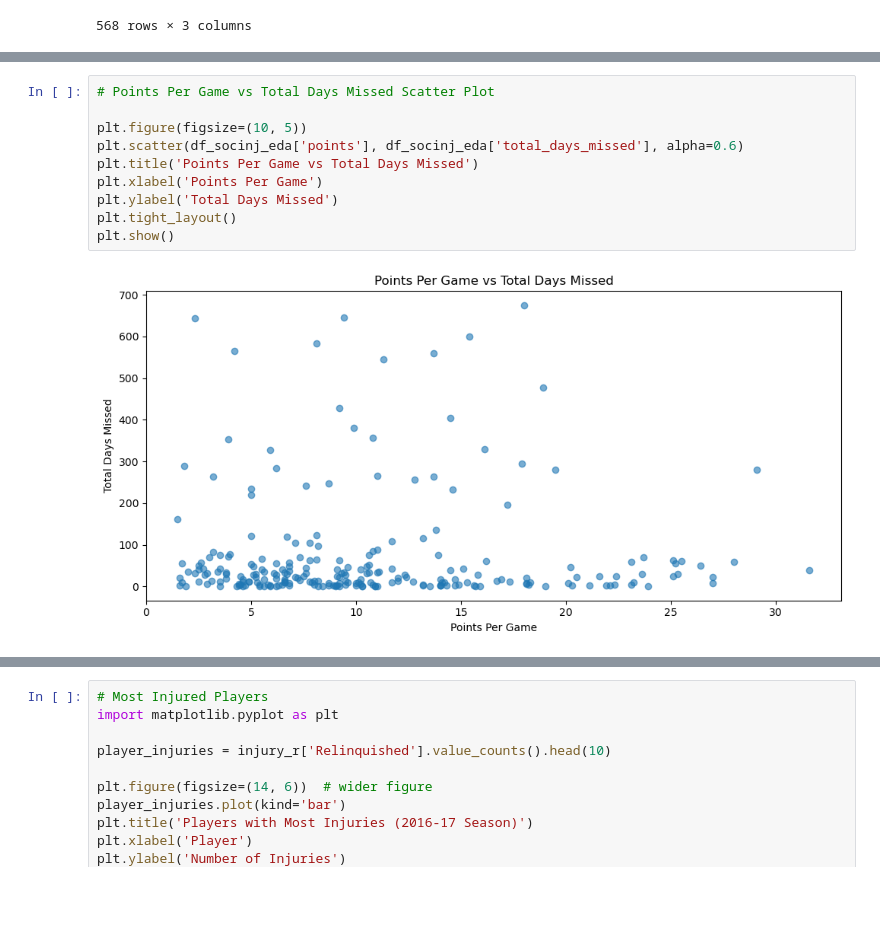
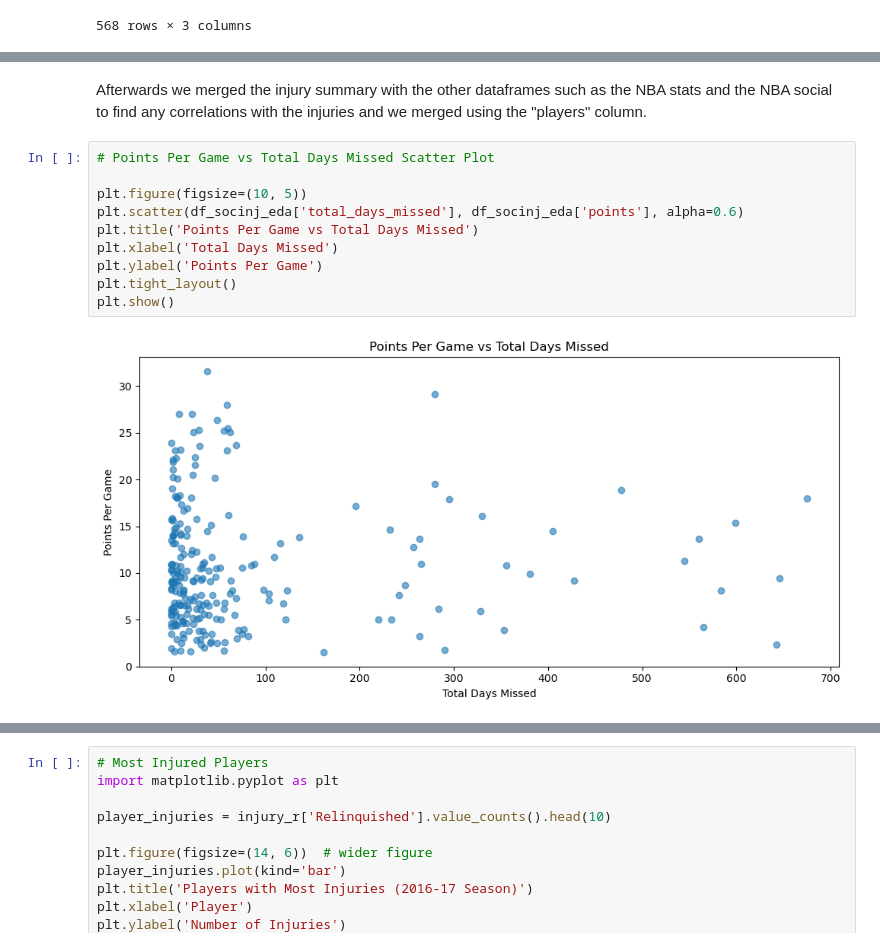
Before and after one commit to COGS108/Group122_WI26, a Jupyter notebook: 02-EDACheckpoint.ipynb, the cells around one changed output, grey strips where cells are left out. Drawn from its saved outputs; the diff is of its cells as text; blank space fills up the shorter version.

Commit message:
EDA Injuries

```diff
--- a/02-EDACheckpoint.ipynb
+++ b/02-EDACheckpoint.ipynb
@@ -660,12 +661,14 @@ Total injury players: 568
+# %% [markdown]
+Afterwards we merged the injury summary with the other dataframes such as the NBA stats and the NBA social to find any correlations with the injuries and we merged using the "players" column.
 # %%
 # Points Per Game vs Total Days Missed Scatter Plot
 
 plt.figure(figsize=(10, 5))
-plt.scatter(df_socinj_eda['points'], df_socinj_eda['total_days_missed'], alpha=0.6)
+plt.scatter(df_socinj_eda['total_days_missed'], df_socinj_eda['points'], alpha=0.6)
 plt.title('Points Per Game vs Total Days Missed')
-plt.xlabel('Points Per Game')
-plt.ylabel('Total Days Missed')
+plt.xlabel('Total Days Missed')
+plt.ylabel('Points Per Game')
 plt.tight_layout()
 plt.show()
 # %% [output]
-[figure, old version]
+[figure, new version]
```
Also changed, not shown: parts of 13 cells of this notebook.
